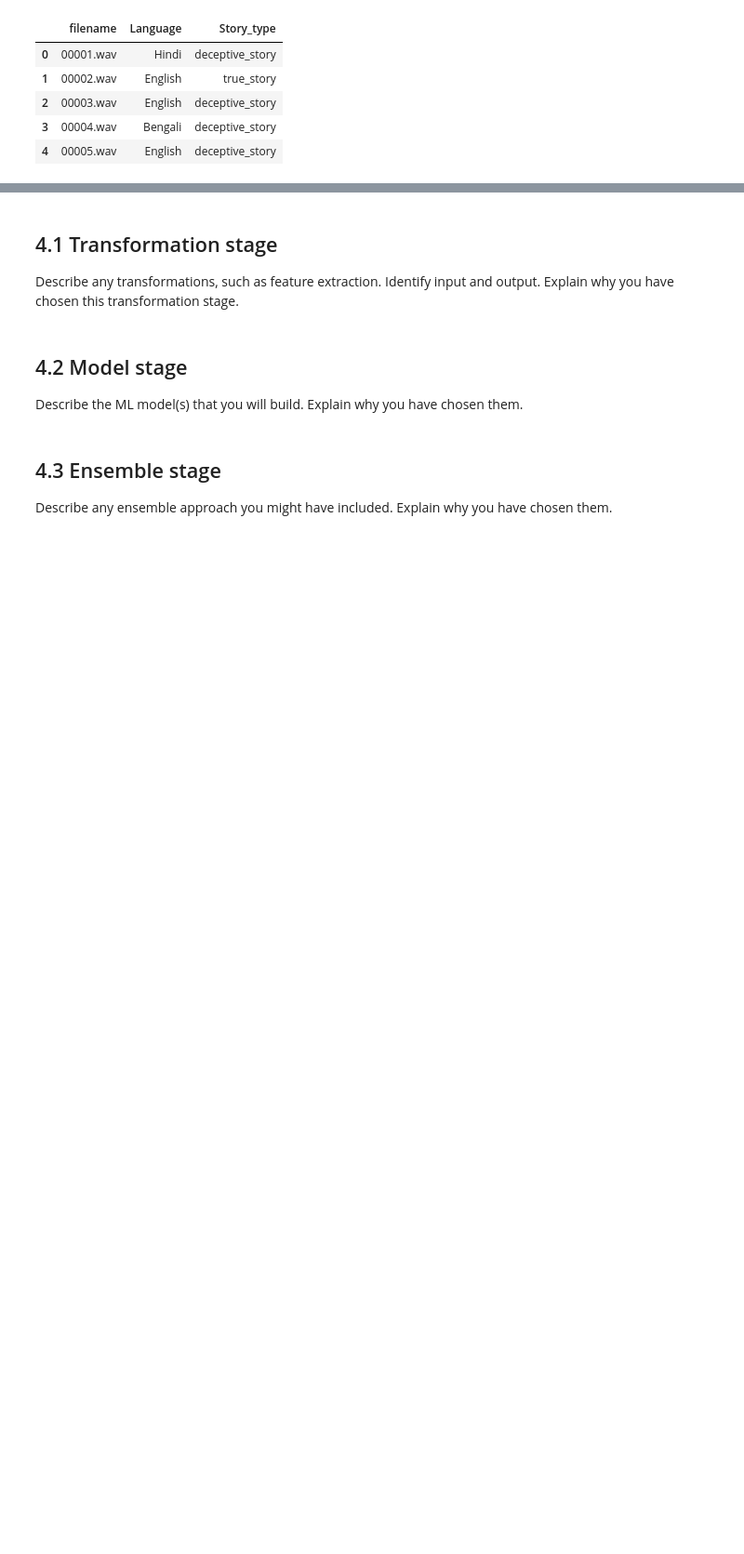
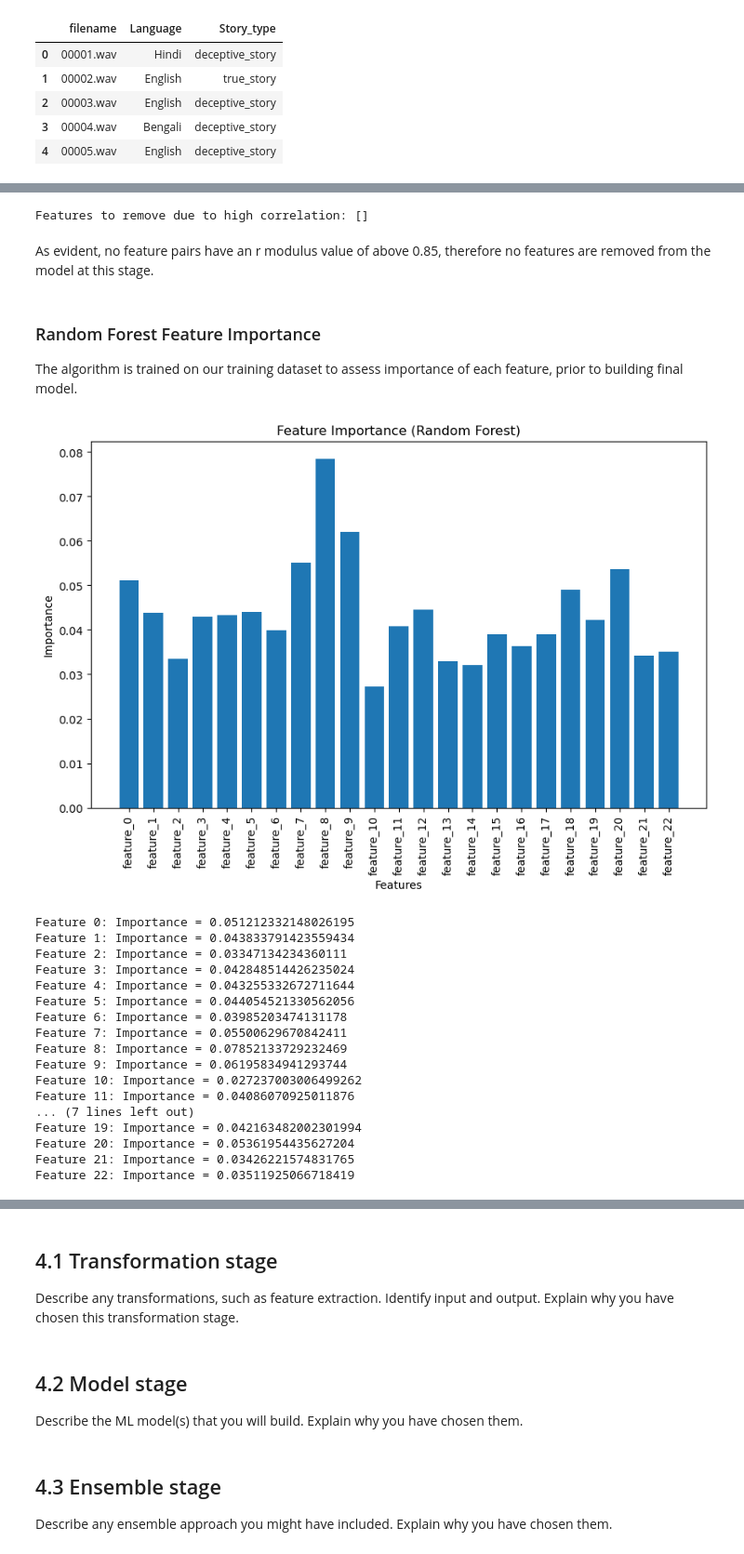
Before and after one commit to alenabd24/Lie-Detection-Using-Speech-Processing, a Jupyter notebook: ECS7020P_miniproject_2425.ipynb, the cells around one changed output, grey strips where cells are left out. Shown at 93% size. Drawn from its saved outputs; the diff is of its cells as text; code cells hidden in the pictures; blank space fills up the shorter version.

```diff
--- a/ECS7020P_miniproject_2425.ipynb
+++ b/ECS7020P_miniproject_2425.ipynb
@@ -300,0 +806,66 @@ df.head()
+# %%
+# Create a boolean mask for highly correlated features
+correlation_threshold = 0.85
+correlation_matrix = feature_df.corr()
+
+# Find indices of features to remove
+upper_triangle = np.triu(np.ones(correlation_matrix.shape), k=1)  # Upper triangle matrix
+high_corr_pairs = (correlation_matrix.abs() > correlation_threshold) & (upper_triangle > 0)
+
+features_to_remove = [
+    column for column in correlation_matrix.columns
+    if any(high_corr_pairs[column])
+]
+
+print("Features to remove due to high correlation:", features_to_remove)
+
+# Drop features with high correlation
+feature_df_reduced = feature_df.drop(columns=features_to_remove)
+# %% [output]
+Features to remove due to high correlation: []
+# %% [markdown]
+As evident, no feature pairs have an r modulus value of above 0.85, therefore no features are removed from the model at this stage.
+# %% [markdown]
+### Random Forest Feature Importance
+The algorithm is trained on our training dataset to assess importance of each feature, prior to building final model.
+# %%
+from sklearn.ensemble import RandomForestClassifier
+
+# Train a Random Forest Classifier
+rf = RandomForestClassifier(random_state=42)
+rf.fit(X_train_scaled, y_train)
+
+# Get feature importances
+feature_importances = rf.feature_importances_
+
+# Plot feature importances
+plt.figure(figsize=(10, 6))
+plt.bar(range(len(feature_importances)), feature_importances, tick_label=[f'feature_{i}' for i in range(len(feature_importances))])
+plt.xticks(rotation=90)
+plt.title("Feature Importance (Random Forest)")
+plt.xlabel("Features")
+plt.ylabel("Importance")
+plt.show()
+
+# Print feature importances
+for i, importance in enumerate(feature_importances):
+    print(f"Feature {i}: Importance = {importance}")
+# %% [output]
+[figure, added]
+Feature 0: Importance = 0.051212332148026195
+Feature 1: Importance = 0.043833791423559434
+Feature 2: Importance = 0.03347134234360111
+Feature 3: Importance = 0.042848514426235024
+Feature 4: Importance = 0.043255332672711644
+Feature 5: Importance = 0.044054521330562056
+Feature 6: Importance = 0.03985203474131178
+Feature 7: Importance = 0.05500629670842411
+Feature 8: Importance = 0.07852133729232469
+Feature 9: Importance = 0.06195834941293744
+Feature 10: Importance = 0.027237003006499262
+Feature 11: Importance = 0.04086070925011876
+... (7 lines left out)
+Feature 19: Importance = 0.042163482002301994
+Feature 20: Importance = 0.05361954435627204
+Feature 21: Importance = 0.03426221574831765
+Feature 22: Importance = 0.03511925066718419
```
Also changed, not shown: parts of 60 cells of this notebook.
